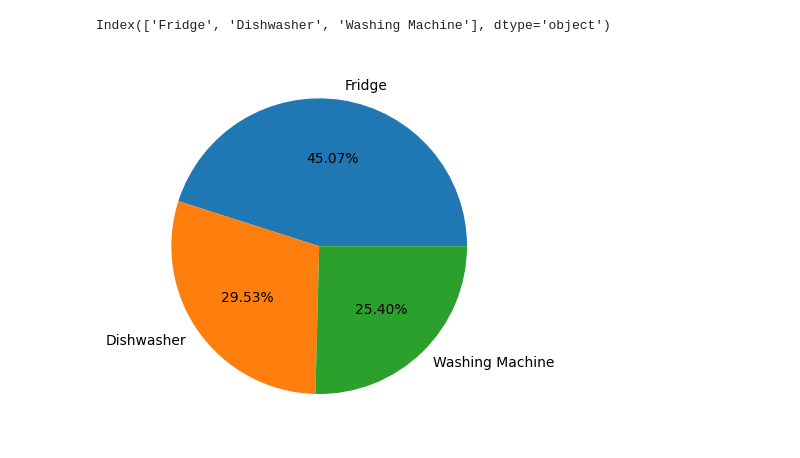
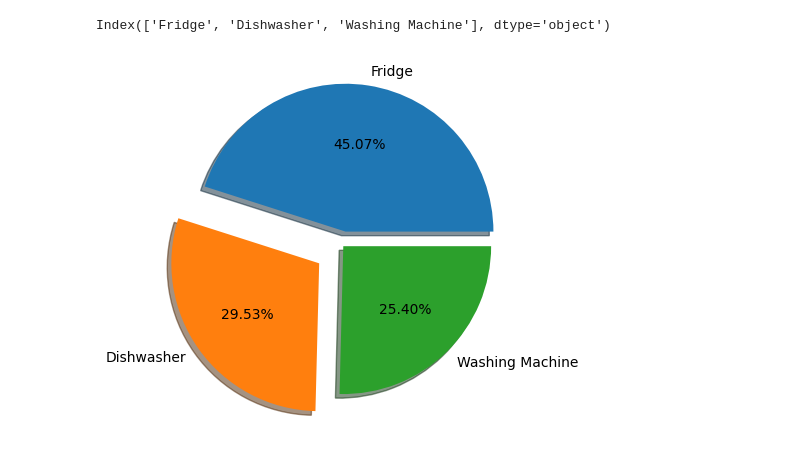
Before and after one commit to leon0113/matplotlib_seaborn, a Jupyter notebook: matplotlib_seaborn_basics.ipynb, the cells around one changed output. Drawn from its saved outputs; the diff is of its cells as text; code cells hidden in the pictures.

```diff
--- a/matplotlib_seaborn_basics.ipynb
+++ b/matplotlib_seaborn_basics.ipynb
@@ -42,8 +42,8 @@ total_sales.index
 # %% [output]
 Index(['Fridge', 'Dishwasher', 'Washing Machine'], dtype='object')
 # %%
-plt.pie(total_sales, labels=total_sales.index, autopct="%1.2f%%")
+plt.pie(total_sales, labels=total_sales.index, autopct="%1.2f%%", explode=(0.1,0.2,0), shadow=True)
 
 plt.show()
 # %% [output]
-[figure, old version]
+[figure, new version]
```
Also changed, not shown: parts of 5 cells of this notebook.
